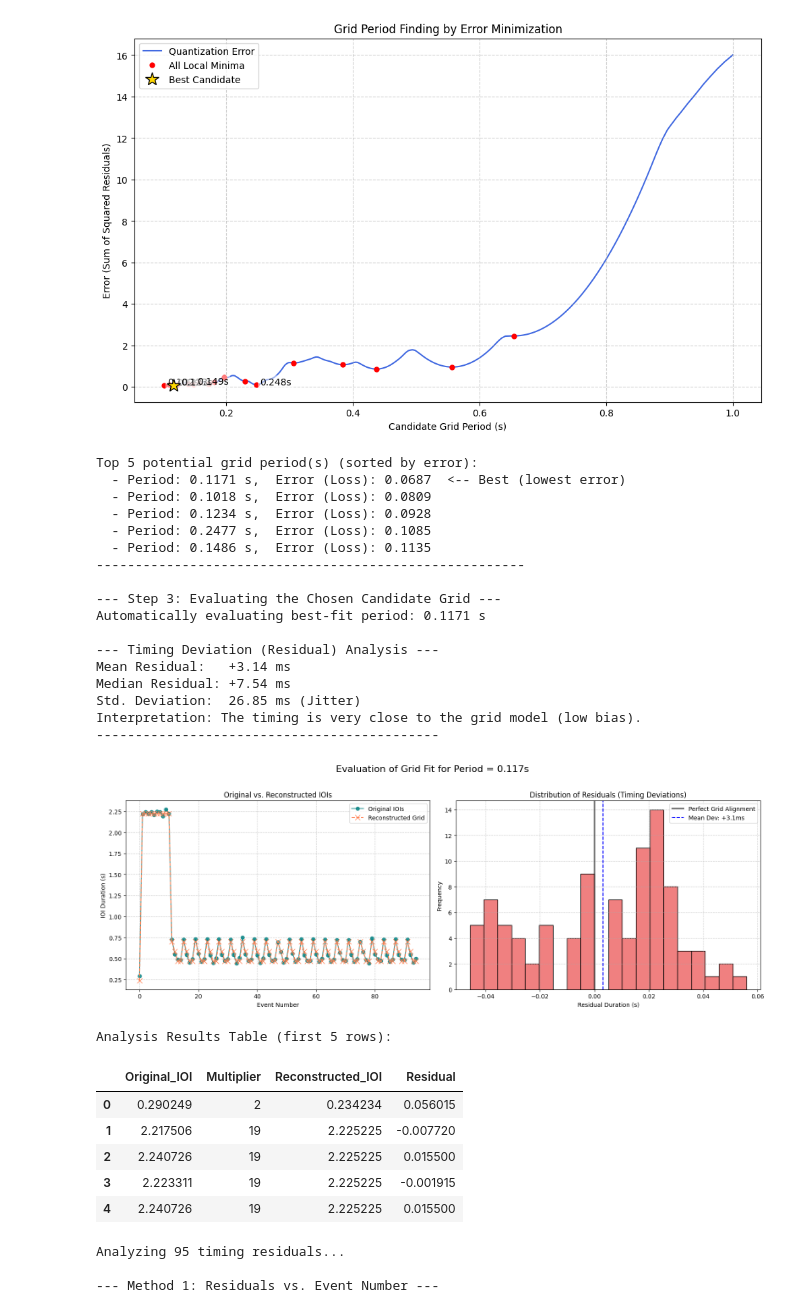
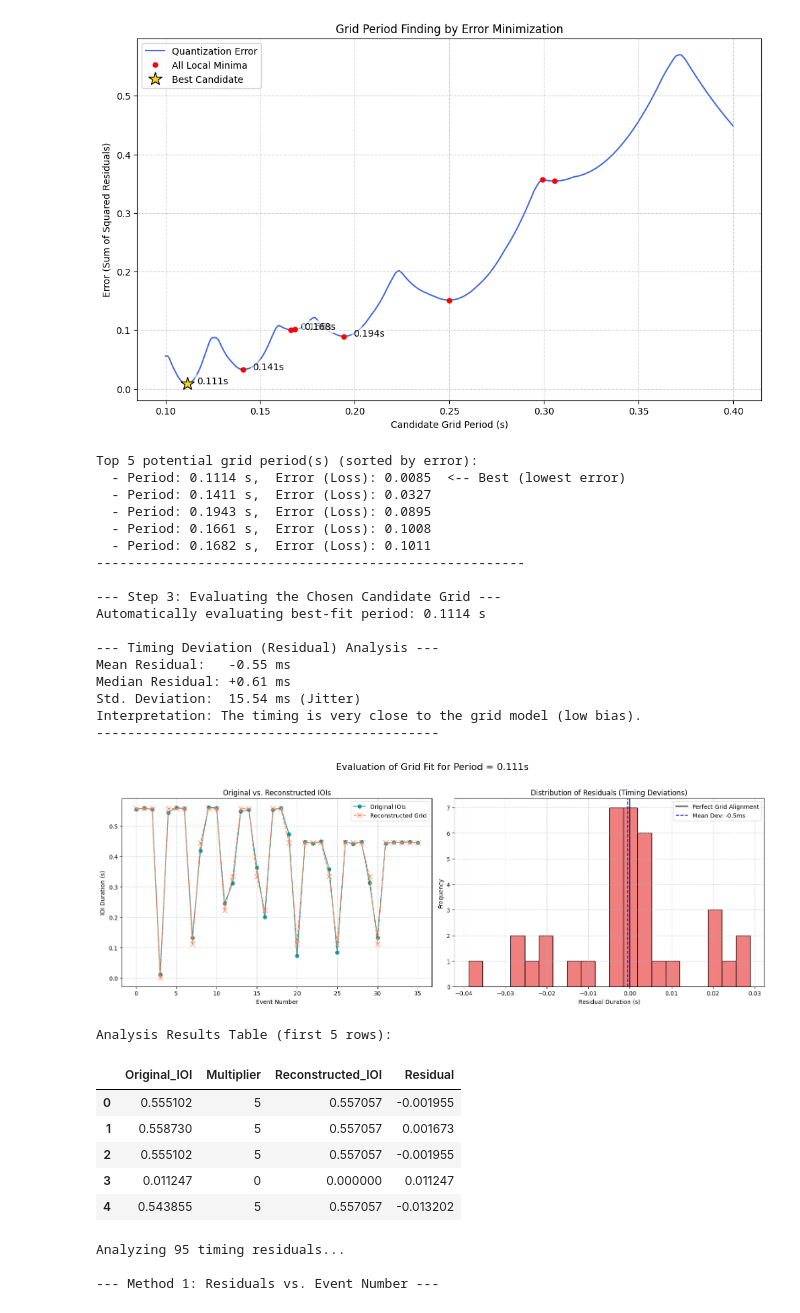
Before and after one commit to egorpol/beat_it, a Jupyter notebook: template_IOI_analysis.ipynb, the cells around one changed output. Saved outputs shown, nothing was run; the diff lists cells and outputs as text; code cells hidden in the pictures.

```diff
--- a/template_IOI_analysis.ipynb
+++ b/template_IOI_analysis.ipynb
@@ -3,6 +3,12 @@
 import pandas as pd
 
 # Step 2: Load CSV from URL
-df = pd.read_csv('examples_csv/dufour_onsets_librosa_unfiltered.csv')
-display(df)
+df_bass = pd.read_csv('examples_csv/tekonivel_onsets_bass.csv')
+display(df_bass)
+
+df_hum = pd.read_csv('examples_csv/tekonivel_onsets_hum.csv')
+display(df_hum)
+
+df_bdrum = pd.read_csv('examples_csv/tekonivel_onsets_bdrum.csv')
+display(df_bdrum)
 # %% [output]
@@ -21,0 +55,13 @@ display(df)
+# %%
+import numpy as np
+import pandas as pd
+
+bass_onsets  = df_bass['TIME'].to_numpy()
+hum_onsets   = df_hum['TIME'].to_numpy()
+bdrum_onsets = df_bdrum['TIME'].to_numpy()
+
+all_onsets_sorted = np.sort(np.concatenate((bass_onsets, hum_onsets, bdrum_onsets), axis=0))
+
+df = pd.DataFrame({'onset_times': all_onsets_sorted})
+
+display(df)
@@ -43,7 +107,7 @@ ONSET_COLUMN_NAME = 'onset_times'
 # --- Grid Search Configuration ---
 # The search range for the underlying grid period.
 MIN_GRID_PERIOD_S = 0.1
-MAX_GRID_PERIOD_S = 1
+MAX_GRID_PERIOD_S = 0.4
 # How many of the best candidates to label on the plot and list in the output.
 TOP_N_CANDIDATES = 5
 
@@ -114,29 +178,29 @@ else:
-[figure, old version]
+[figure, new version]
 Top 5 potential grid period(s) (sorted by error):
-  - Period: 0.1171 s,  Error (Loss): 0.0687  <-- Best (lowest error)
-  - Period: 0.1018 s,  Error (Loss): 0.0809
-  - Period: 0.1234 s,  Error (Loss): 0.0928
-  - Period: 0.2477 s,  Error (Loss): 0.1085
-  - Period: 0.1486 s,  Error (Loss): 0.1135
+  - Period: 0.1114 s,  Error (Loss): 0.0085  <-- Best (lowest error)
+  - Period: 0.1411 s,  Error (Loss): 0.0327
+  - Period: 0.1943 s,  Error (Loss): 0.0895
+  - Period: 0.1661 s,  Error (Loss): 0.1008
+  - Period: 0.1682 s,  Error (Loss): 0.1011
 -------------------------------------------------------
 
 --- Step 3: Evaluating the Chosen Candidate Grid ---
-Automatically evaluating best-fit period: 0.1171 s
+Automatically evaluating best-fit period: 0.1114 s
 
 --- Timing Deviation (Residual) Analysis ---
-Mean Residual:   +3.14 ms
-Median Residual: +7.54 ms
-Std. Deviation:  26.85 ms (Jitter)
+Mean Residual:   -0.55 ms
+Median Residual: +0.61 ms
+Std. Deviation:  15.54 ms (Jitter)
 Interpretation: The timing is very close to the grid model (low bias).
 --------------------------------------------
-[figure, old version]
+[figure, new version]
 Analysis Results Table (first 5 rows):
 |  | Original_IOI | Multiplier | Reconstructed_IOI | Residual |
-| 0 | 0.290249 | 2 | 0.234234 | 0.056015 |
-| 1 | 2.217506 | 19 | 2.225225 | -0.007720 |
-| 2 | 2.240726 | 19 | 2.225225 | 0.015500 |
-| 3 | 2.223311 | 19 | 2.225225 | -0.001915 |
-| 4 | 2.240726 | 19 | 2.225225 | 0.015500 |
+| 0 | 0.555102 | 5 | 0.557057 | -0.001955 |
+| 1 | 0.558730 | 5 | 0.557057 | 0.001673 |
+| 2 | 0.555102 | 5 | 0.557057 | -0.001955 |
+| 3 | 0.011247 | 0 | 0.000000 | 0.011247 |
+| 4 | 0.543855 | 5 | 0.557057 | -0.013202 |
 # %%
 # ===================================================================
 #           CELL 4: RESIDUAL PATTERN ANALYSIS (ENHANCED)
```
Also changed, not shown: parts of 3 cells of this notebook, 9 other files.
